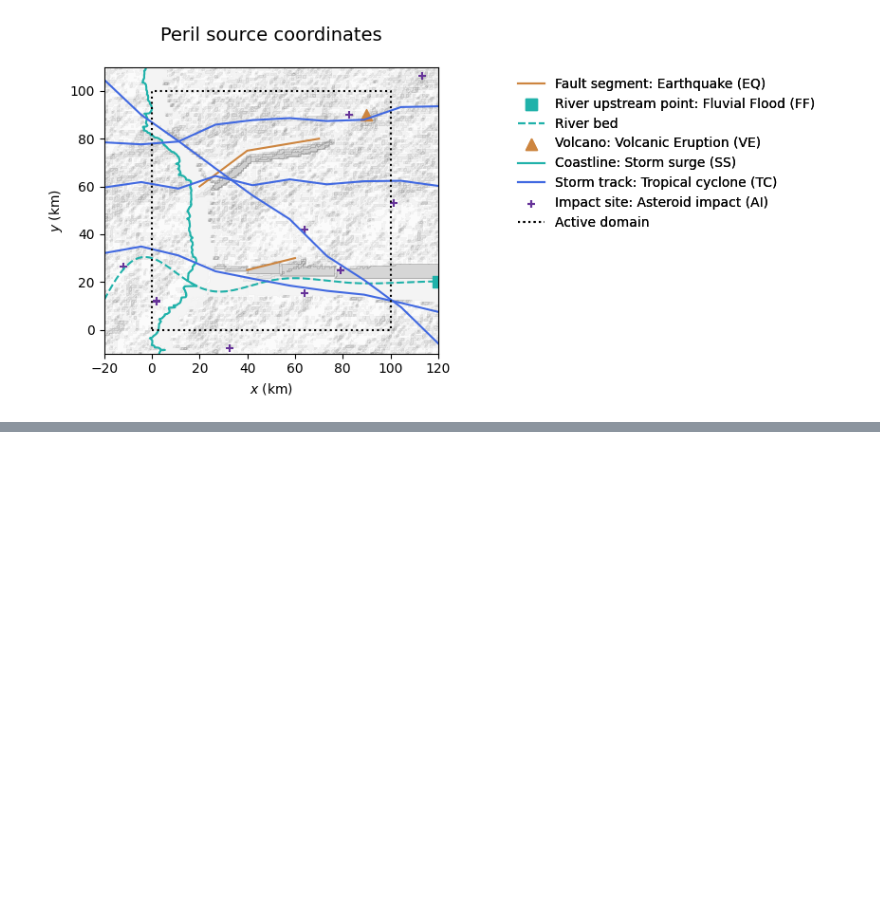
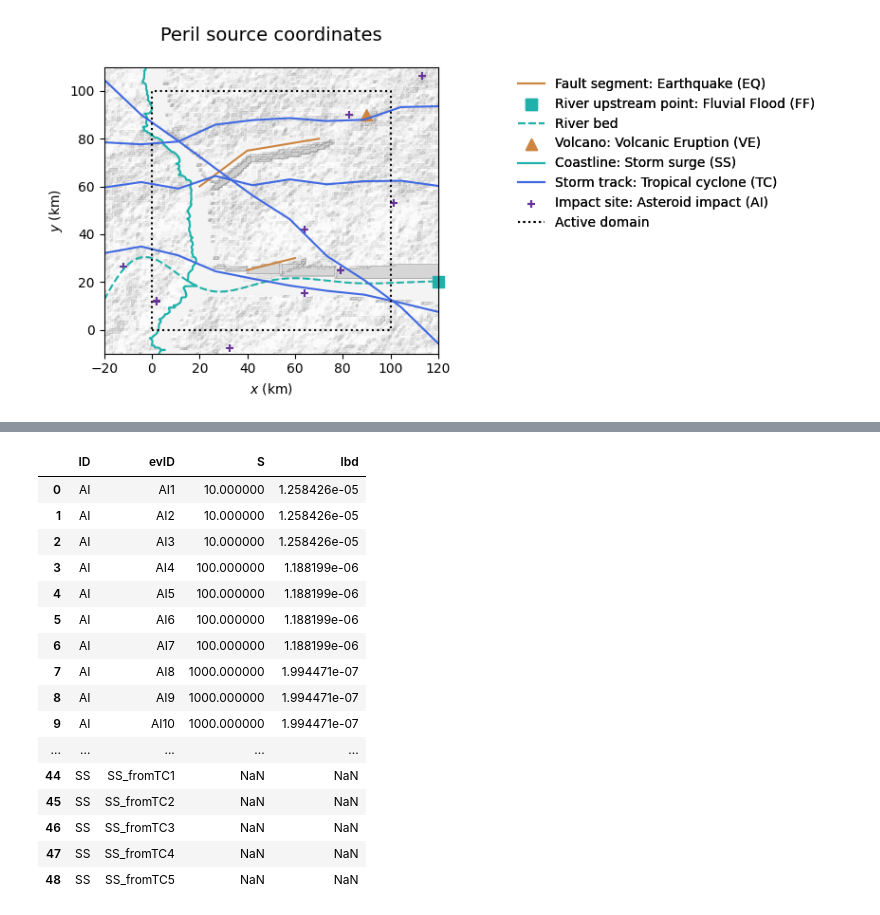
Before and after one commit to MignanRiskAnalytics/GenMR_SCOR, a Jupyter notebook: jupyter_execute/notebooks/Tutorial2_DigitalTemplate_perils.ipynb, the cells around one changed output, grey strips where cells are left out. Cells and saved outputs as stored; diff of their text form; code cells hidden in the pictures; blank space fills up the shorter version.

```diff
--- a/jupyter_execute/notebooks/Tutorial2_DigitalTemplate_perils.ipynb
+++ b/jupyter_execute/notebooks/Tutorial2_DigitalTemplate_perils.ipynb
@@ -134,66 +139,58 @@ TO DEVELOP
 # %%
-evPar = {
-    'primary': ['AI','EQ','RS','VE','WS'],
-    'invisible': ['RS'],
-    'secondary': ['FF','LS','SS'],
+EQ_Mmax = np.max(src.EQ_char['srcMmax'])
 
-    ## PRIMARY PERILS ##
+sizeDistr = {
+    'primary': ['AI','EQ','RS','TC','VE','WF'],
+    'secondary': ['LS','SS'],
+    # primary perils
     'AI':{
-        'S_unit': 'Bolide energy $E$ [kton]',
-        'Smin': 100, 'Smax': 1e4, 'Sbin': 1, 'Si_method': 'log',
-        'stoch_n': 10, 'stoch_w': 'uniform', 'stoch_xy': 'rdmPoint_inGrid',
-        'I_unit': 'Overpressure [kPa]', 'I_model': 'blast_kPa_default', 'I_plt': [0,10],
-        'D_func': 'blast_kPa_default'
+        'Sunit': 'Bolide energy $E$ (kton)',
+        'Smin': 10, 'Smax': 1e3, 'Sbin': 1, 'Sscale': 'log',
+        'distr': 'powerlaw', 'region': 'global', 'a0': .5677, 'b': .9       # see Sect. 2.3.1
     },
     'EQ':{
-        'S_unit': 'Magnitude $M$ []',
-        'Smin': 6, 'Smax': 7, 'Sbin': .1, 'Si_method': 'lin',
-        'stoch_n': 10, 'stoch_w': 'uniform', 'stoch_xy': 'rdmLine_inEQsrc',
-        'I_unit': 'Peak Ground Acceleration [m/s$^2$]', 'I_model': 'shake_mps2_default', 'I_plt': [0,4],
-        'D_func': 'shake_mps2_default'
+        'Sunit': 'Magnitude $M$',
+        'Smin': 6, 'Smax': EQ_Mmax, 'Sbin': .1, 'Sscale': 'linear',
+        'distr': 'exponential', 'a': 5, 'b': 1.                  # i.e., one M = a EQ per year (given b = 1)
     },
     'RS':{
-        'S_unit': 'Water column [mm/hr]',
-        'Smin': 75, 'Smax': 125, 'Sbin': 25, 'Si_method': 'lin',
-        'S2_unit': 'Duration [hr]',
-        'S2min': None, 'S2max': 24, 'S2bin': 3, 'S2i_method': 'rep',
-        'stoch_n': 3, 'stoch_w': 'uniform', 'stoch_xy': 'fullArea_inGrid',
-        'I_unit': 'Water column [mm/hr]', 'I_model': 'I_uniform', 'I_plt': [0,75.]
+        'Sunit': 'Water column (mm/hr)',
+        'Smin': 75, 'Smax': 125, 'Sbin': 25, 'Sscale': 'linear',
+        'distr': 'GPD', 'region': 'CONUS', 'mu': 50., 'xi': -.051, 'sigma': 11.8, 'Lbdmin0': 522. # see Sect. 2.3.2
+    },
+    'TC':{
+        'Sunit': 'Max. wind speed (m/s)',
+        'Smin': 40, 'Smax': 65, 'Sbin': 10, 'Sscale': 'linear',
+        'distr': 'GPD', 'region': 'global', 'mu': 33., 'xi': -.280, 'sigma': 17.8,'Lbdmin0': 43.9  # IBTrACS fit
+#        , 'Lbdmin': .1      # overwrites Lbdmin derived from Lbdmin0 to directly choose rate(>=Smin) = Lbdmin
     },
     'VE':{
-        'S_unit': 'Ash volume [km$^3$]',
-        'Smin': 1, 'Smax': 100, 'Sbin': 1, 'Si_method': 'log',
-        'stoch_n': 3, 'stoch_w': 'uniform', 'stoch_xy': 'fixPoint_inSrc',
-        'I_unit': 'Ash depth [m]', 'I_model': 'ash_m_default', 'I_plt': [0,.5],
-        'D_func': 'ash_m_default'
+        'Sunit': 'Ash volume (km$^3$)',
+        'Smin': 1, 'Smax': 10, 'Sbin': .5, 'Sscale': 'log',
+        'distr': 'powerlaw', 'region': 'global', 'a0': -1.155, 'b': .66      # see Sect. 2.3.1
     },
-    'WS':{
-        'S_unit': 'Max. wind speed [m/s]',
-        'Smin': 40, 'Smax': 70, 'Sbin': 15, 'Si_method': 'lin',
-        'stoch_n': 10, 'stoch_w': 'uniform', 'stoch_xy': 'rdmTrack_inGrid',
-        'I_unit': 'Wind speed [m/s]', 'I_model': 'wind_mps_default', 'I_plt': [0,60.],
-        'D_func': 'wind_mps_default'
-    },
-    ## SECONDARY PERILS ##
-    'FF':{
-        'S_unit': 'Discharge [m$^3$/s]',
-        'I_unit': 'Water depth [m]', 'I_model': 'water_m_defaultCA', 'I_plt': [0,1.],
-        'CellAut_iter': 100000, 'CellAut_plts': True, 'CellAut_mov': True,
-        'D_func': 'water_m_default'
-    },
-    'LS':{
-        'S_unit': 'Area [km$^2$]',
-        'I_unit': 'Soil depth [m]', 'I_model': 'soil_m_defaultCA', 'I_plt': [0,1.],
-        'CellAut_iter': 50, 'CellAut_plts': True, 'CellAut_mov': True,
-        'D_func': 'soil_m_default'
-    },
-    'SS':{
-        'S_unit': 'Discharge [m$^3$/s]',
-        'I_unit': 'Water depth [m]', 'I_model': 'water_m_bathtub', 'I_plt': [0,2.],
-        'D_func': 'water_m_default'
-    },
-    'D_plt': [0,1], 'L_plt': [0,10e6]
+    # secondary perils
+    'LS':{'trigger': 'RS'},
+    'SS':{'trigger': 'TC'}
 }
 
-evTable = GenMR_perils.gen_stochSet(src, evPar)   # add seed option for reproducibility
-evTable[0]
+stochset = GenMR_perils.gen_eventset(src, sizeDistr)
+stochset
+# %% [output]
+|  | ID | evID | S | lbd |
+| 0 | AI | AI1 | 10.000000 | 1.258426e-05 |
+| 1 | AI | AI2 | 10.000000 | 1.258426e-05 |
+| 2 | AI | AI3 | 10.000000 | 1.258426e-05 |
+| 3 | AI | AI4 | 100.000000 | 1.188199e-06 |
+| 4 | AI | AI5 | 100.000000 | 1.188199e-06 |
+| 5 | AI | AI6 | 100.000000 | 1.188199e-06 |
+| 6 | AI | AI7 | 100.000000 | 1.188199e-06 |
+| 7 | AI | AI8 | 1000.000000 | 1.994471e-07 |
+| 8 | AI | AI9 | 1000.000000 | 1.994471e-07 |
+| 9 | AI | AI10 | 1000.000000 | 1.994471e-07 |
+| ... | ... | ... | ... | ... |
+| 44 | SS | SS_fromTC1 | NaN | NaN |
+| 45 | SS | SS_fromTC2 | NaN | NaN |
+| 46 | SS | SS_fromTC3 | NaN | NaN |
+| 47 | SS | SS_fromTC4 | NaN | NaN |
+| 48 | SS | SS_fromTC5 | NaN | NaN |
```
Also changed, not shown: parts of 8 cells of this notebook, 26 other files.
